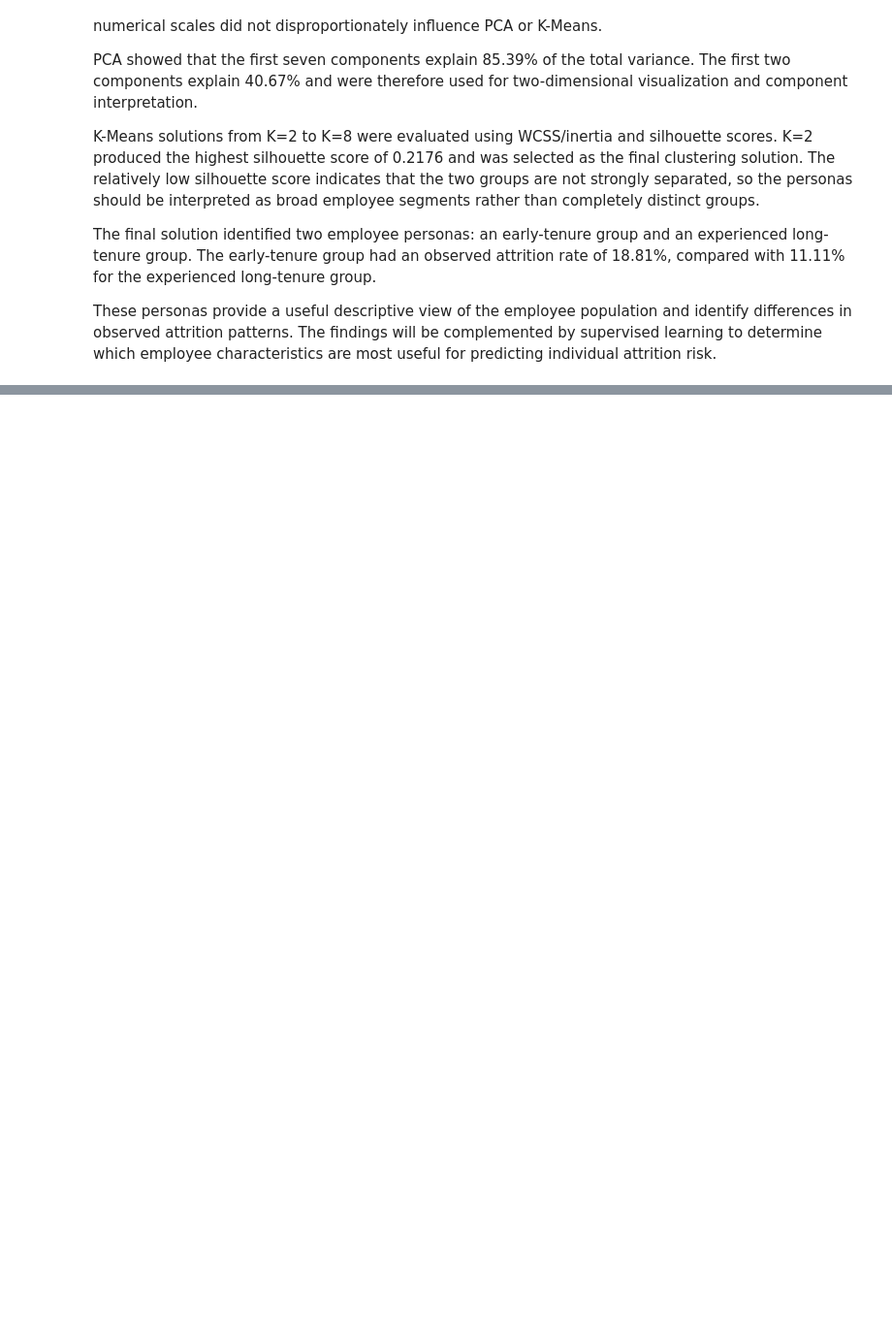
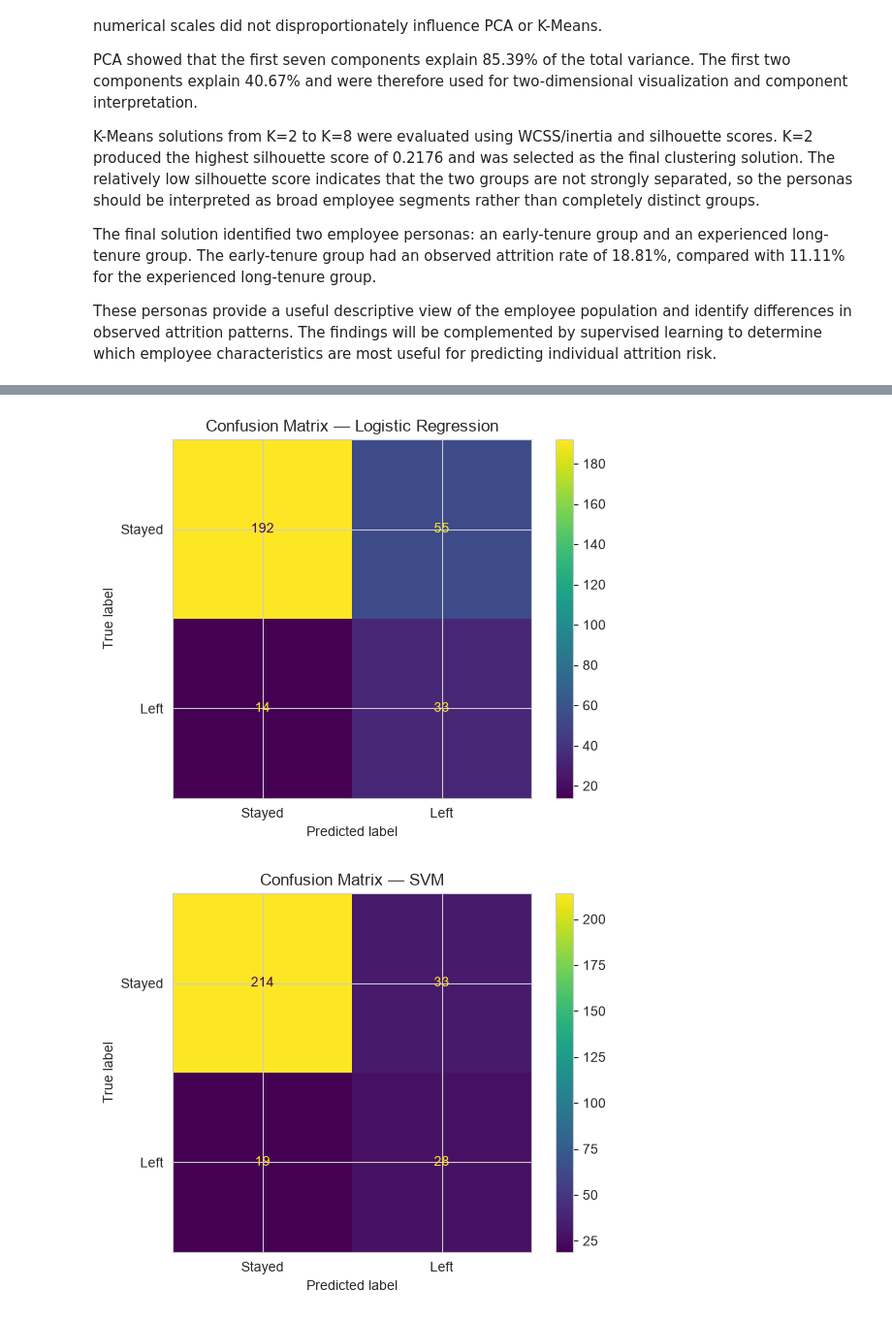
Before and after one commit to iradukunda123/-group08-flight-risk, a Jupyter notebook: group08-flight-risk.ipynb, the cells around one changed output, grey strips where cells are left out. Shown at 97% size. Drawn from its saved outputs; the diff is of its cells as text; code cells hidden in the pictures; blank space fills up the shorter version.

Commit message:
Worked on supervised machine learning models by using Logistic Regression, SVM, and Random Forest

```diff
--- a/group08-flight-risk.ipynb
+++ b/group08-flight-risk.ipynb
@@ -1160,0 +1755,23 @@ characteristics are most useful for predicting individual attrition risk.
+# %%
+# Random Forest Tuning
+rf_param_grid = {
+    "classifier__n_estimators": [200, 300],
+    "classifier__max_depth": [None, 10, 20],
+    "classifier__min_samples_split": [2, 5]
+}
+
+rf_grid = GridSearchCV(
+    random_forest_pipeline,
+    param_grid=rf_param_grid,
+    scoring="f1",
+    cv=cv,
+    n_jobs=-1
+)
+
+rf_grid.fit(X_train, y_train)
+
+print("Best Random Forest parameters:")
+print(rf_grid.best_params_)
+
+print("Best CV F1-score:")
+print(round(rf_grid.best_score_, 3))
@@ -1160,0 +1871,19 @@ characteristics are most useful for predicting individual attrition risk.
+# %%
+from sklearn.metrics import ConfusionMatrixDisplay
+import matplotlib.pyplot as plt
+
+for name, model in tuned_models.items():
+
+    y_pred = model.predict(X_test)
+
+    ConfusionMatrixDisplay.from_predictions(
+        y_test,
+        y_pred,
+        display_labels=["Stayed", "Left"]
+    )
+
+    plt.title(f"Confusion Matrix — {name}")
+    plt.show()
+# %% [output]
+[figure, added]
+[figure, added]
```
Also changed, not shown: parts of 50 cells of this notebook, 6 other files.
